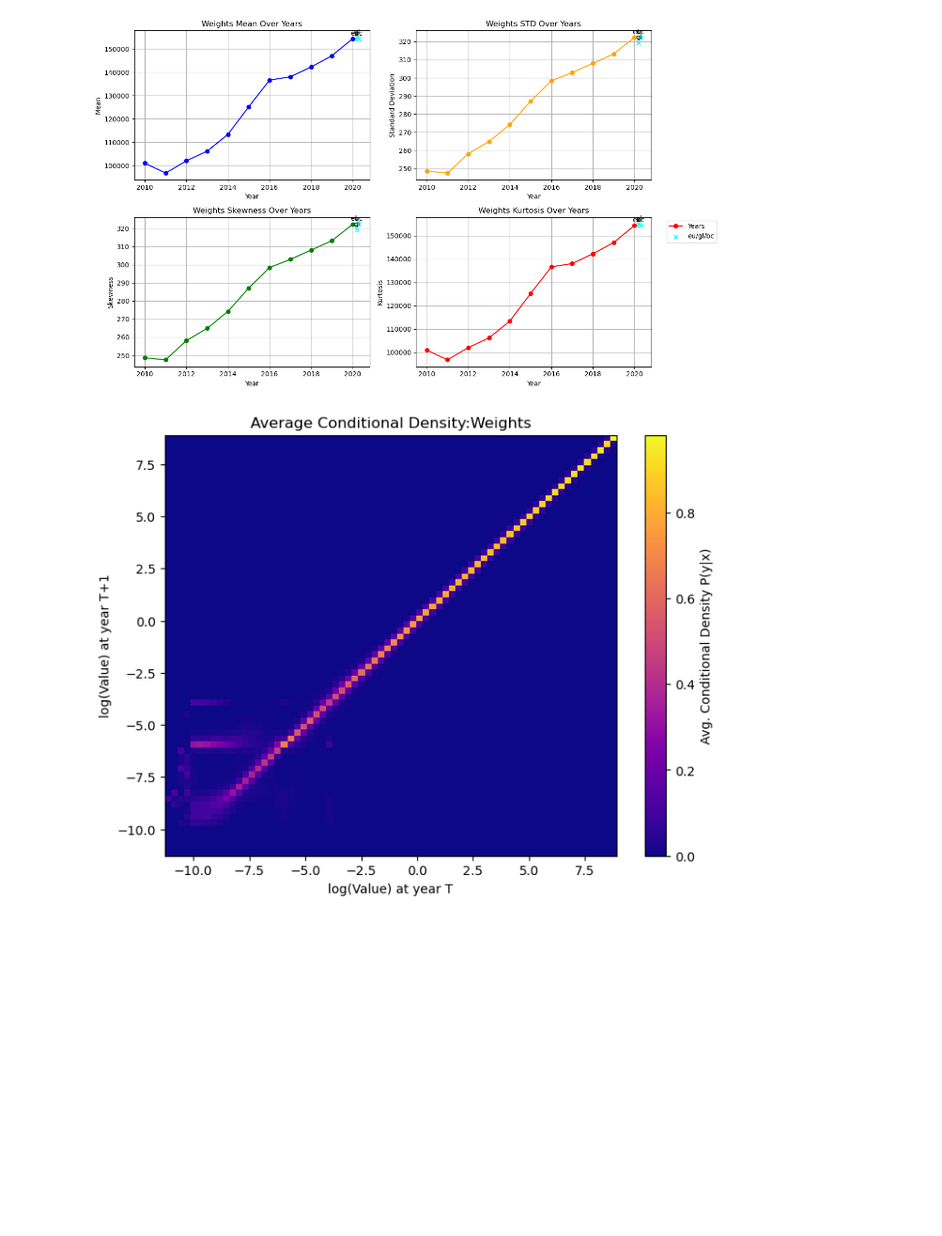
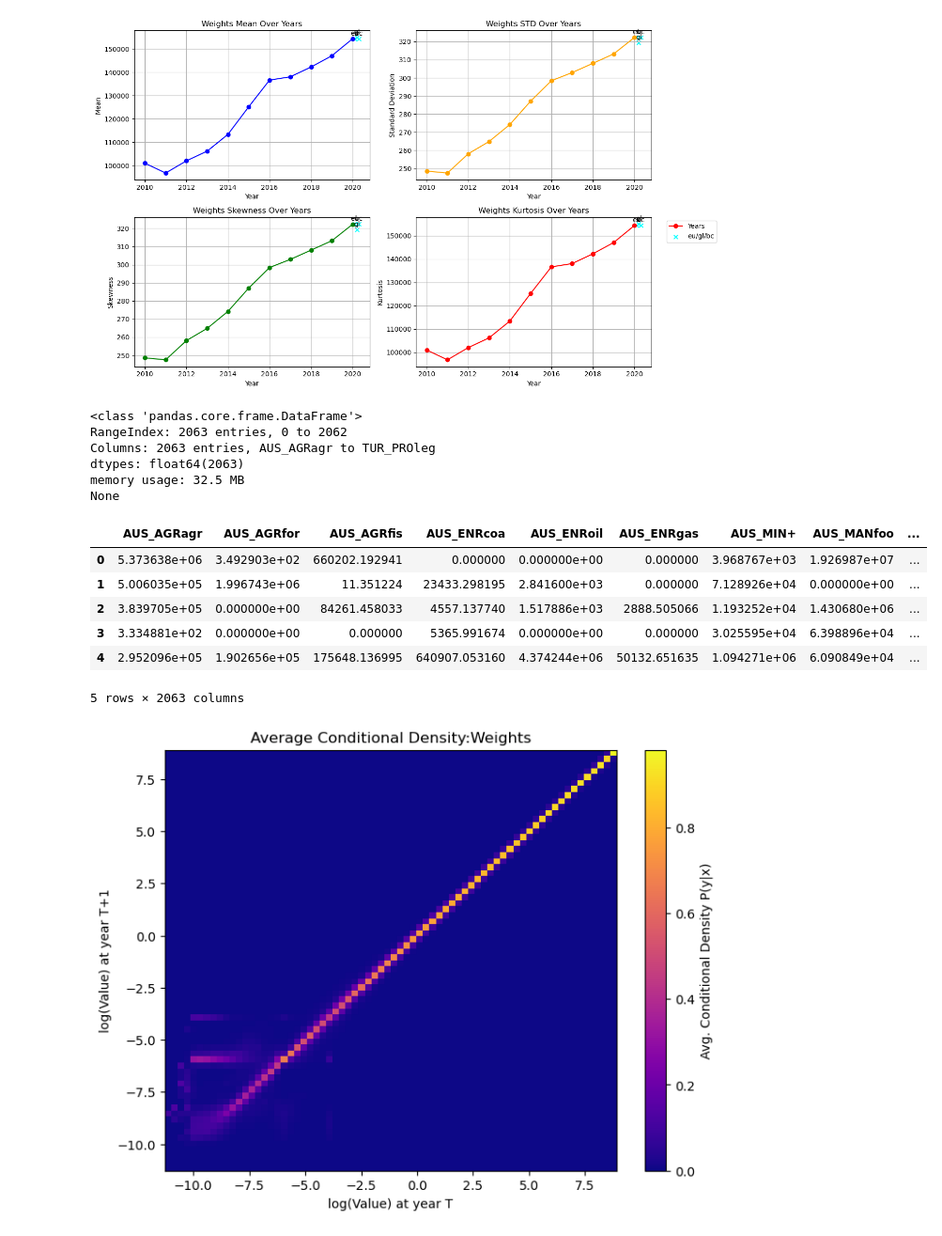
Before and after one commit to FabioEhr/Complex-Network, a Jupyter notebook: Stat_analysis.ipynb, the cells around one changed output. Shown at 94% size. Cells and saved outputs as stored; diff of their text form; code cells hidden in the pictures; blank space fills up the shorter version.

```diff
--- a/Stat_analysis.ipynb
+++ b/Stat_analysis.ipynb
@@ -310,3 +343,44 @@ for year in range(2010, 2021):
     weights[year] = Z[year].values.flatten()
     in_strength[year] = Z[year].sum(axis=0).values
     out_strength[year] = Z[year].sum(axis=1).values
+# %%
+eu = 'eu'
+gl ='gl'
+bc = 'bc'
+labels = [eu, gl, bc]
+for model in labels:
+    Z[model] = pd.read_parquet(f'dfz_{model}.parquet')
+
+for model in labels:
+    weights[model] = Z[model].values.flatten()
+    in_strength[model] = Z[model].sum(axis=0).values
+    out_strength[model] = Z[model].sum(axis=1).values
+# %%
+#G = {}
+G_s = {}
+for year in range(2010, 2021):
+    #G[year] = nx.from_pandas_adjacency(Z[year], create_using=nx.DiGraph)
+    Z_s[year].index = Z_s[year].columns
+    G_s[year] = nx.from_pandas_adjacency(Z_s[year], create_using=nx.DiGraph)
+
+for model in labels:
+    #G[model] = nx.from_pandas_adjacency(Z[model], create_using=nx.DiGraph)
+    Z_s[model].index = Z_s[model].columns
+    G_s[model] = nx.from_pandas_adjacency(Z_s[model], create_using=nx.DiGraph)
+# %%
+print(Z_s[2010].info())
+Z_s[2010].head()
+# %% [output]
+<class 'pandas.core.frame.DataFrame'>
+RangeIndex: 2063 entries, 0 to 2062
+Columns: 2063 entries, AUS_AGRagr to TUR_PROleg
+dtypes: float64(2063)
+memory usage: 32.5 MB
+None
+|  | AUS_AGRagr | AUS_AGRfor | AUS_AGRfis | AUS_ENRcoa | AUS_ENRoil | AUS_ENRgas | AUS_MIN+ | AUS_MANfoo | ... |
+| 0 | 5.373638e+06 | 3.492903e+02 | 660202.192941 | 0.000000 | 0.000000e+00 | 0.000000 | 3.968767e+03 | 1.926987e+07 | ... |
+| 1 | 5.006035e+05 | 1.996743e+06 | 11.351224 | 23433.298195 | 2.841600e+03 | 0.000000 | 7.128926e+04 | 0.000000e+00 | ... |
+| 2 | 3.839705e+05 | 0.000000e+00 | 84261.458033 | 4557.137740 | 1.517886e+03 | 2888.505066 | 1.193252e+04 | 1.430680e+06 | ... |
+| 3 | 3.334881e+02 | 0.000000e+00 | 0.000000 | 5365.991674 | 0.000000e+00 | 0.000000 | 3.025595e+04 | 6.398896e+04 | ... |
+| 4 | 2.952096e+05 | 1.902656e+05 | 175648.136995 | 640907.053160 | 4.374244e+06 | 50132.651635 | 1.094271e+06 | 6.090849e+04 | ... |
+5 rows × 2063 columns
```
Also changed, not shown: parts of 40 cells of this notebook, 36 other files.
